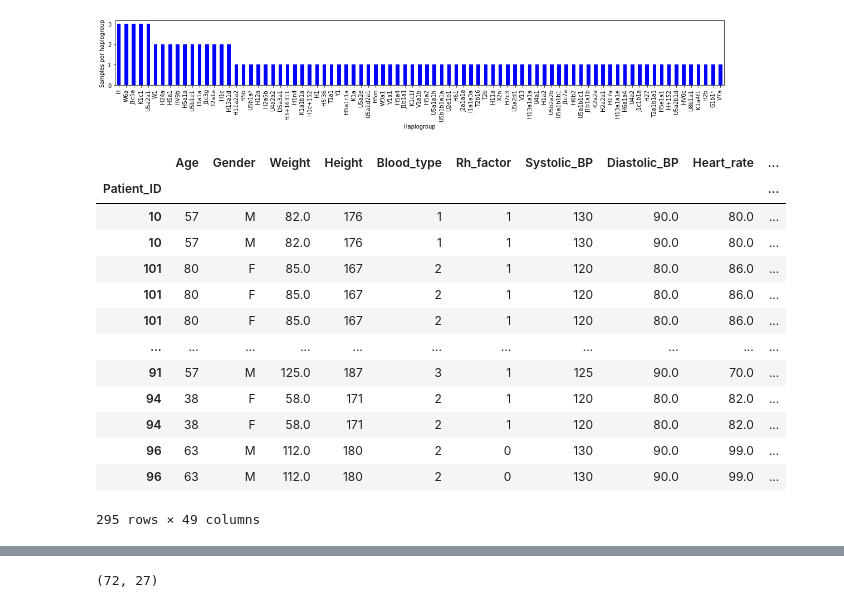
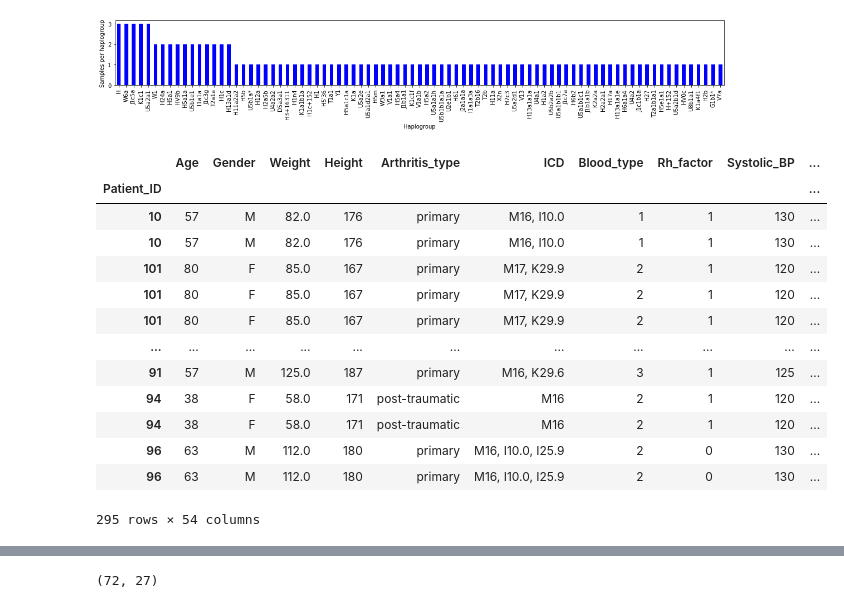
Before and after one commit to mitoclub/MCPA_osteoarthritic, a Jupyter notebook: scripts/haplogroup_analyse.ipynb, the cells around one changed output, grey strips where cells are left out. Saved outputs shown, nothing was run; the diff lists cells and outputs as text; code cells hidden in the pictures.

```diff
--- a/scripts/haplogroup_analyse.ipynb
+++ b/scripts/haplogroup_analyse.ipynb
@@ -49,23 +49,23 @@ plt.show()
 # %% [output]
 [figure]
 # %%
-df_mut = pd.read_excel('../data/Suplementary_File_S1_Clinical_data_of_Osteoarthritic_cohort.xlsx',
+df_mut = pd.read_excel('../data/Supplementary_File_S1_Clinical_data_of_Osteoarthritic_cohort.xlsx',
               sheet_name='Data', index_col=0)
 df_mut['mut_T408A'] = (df_mut['SNP_position'] == '408.0') & (df_mut['SNP_type'] == 'T>A')
 df_mut['mut_A189G'] = (df_mut['SNP_position'] == '189.0') & (df_mut['SNP_type'] == 'A>G')
 df_mut
 # %% [output]
-|  | Age | Gender | Weight | Height | Blood_type | Rh_factor | Systolic_BP | Diastolic_BP | Heart_rate | ... |
+|  | Age | Gender | Weight | Height | Arthritis_type | ICD | Blood_type | Rh_factor | Systolic_BP | ... |
 | Patient_ID |  |  |  |  |  |  |  |  |  | ... |
-| 10 | 57 | M | 82.0 | 176 | 1 | 1 | 130 | 90.0 | 80.0 | ... |
-| 10 | 57 | M | 82.0 | 176 | 1 | 1 | 130 | 90.0 | 80.0 | ... |
-| 101 | 80 | F | 85.0 | 167 | 2 | 1 | 120 | 80.0 | 86.0 | ... |
-| 101 | 80 | F | 85.0 | 167 | 2 | 1 | 120 | 80.0 | 86.0 | ... |
-| 101 | 80 | F | 85.0 | 167 | 2 | 1 | 120 | 80.0 | 86.0 | ... |
+| 10 | 57 | M | 82.0 | 176 | primary | M16, I10.0 | 1 | 1 | 130 | ... |
+| 10 | 57 | M | 82.0 | 176 | primary | M16, I10.0 | 1 | 1 | 130 | ... |
+| 101 | 80 | F | 85.0 | 167 | primary | M17, K29.9 | 2 | 1 | 120 | ... |
+| 101 | 80 | F | 85.0 | 167 | primary | M17, K29.9 | 2 | 1 | 120 | ... |
+| 101 | 80 | F | 85.0 | 167 | primary | M17, K29.9 | 2 | 1 | 120 | ... |
 | ... | ... | ... | ... | ... | ... | ... | ... | ... | ... | ... |
-| 91 | 57 | M | 125.0 | 187 | 3 | 1 | 125 | 90.0 | 70.0 | ... |
-| 94 | 38 | F | 58.0 | 171 | 2 | 1 | 120 | 80.0 | 82.0 | ... |
-| 94 | 38 | F | 58.0 | 171 | 2 | 1 | 120 | 80.0 | 82.0 | ... |
-| 96 | 63 | M | 112.0 | 180 | 2 | 0 | 130 | 90.0 | 99.0 | ... |
-| 96 | 63 | M | 112.0 | 180 | 2 | 0 | 130 | 90.0 | 99.0 | ... |
+| 91 | 57 | M | 125.0 | 187 | primary | M16, K29.6 | 3 | 1 | 125 | ... |
+| 94 | 38 | F | 58.0 | 171 | post-traumatic | M16 | 2 | 1 | 120 | ... |
+| 94 | 38 | F | 58.0 | 171 | post-traumatic | M16 | 2 | 1 | 120 | ... |
+| 96 | 63 | M | 112.0 | 180 | primary | M16, I10.0, I25.9 | 2 | 0 | 130 | ... |
+| 96 | 63 | M | 112.0 | 180 | primary | M16, I10.0, I25.9 | 2 | 0 | 130 | ... |
-295 rows × 49 columns
+295 rows × 54 columns
```
Also changed, not shown: parts of 5 cells of this notebook, 1 other file.
